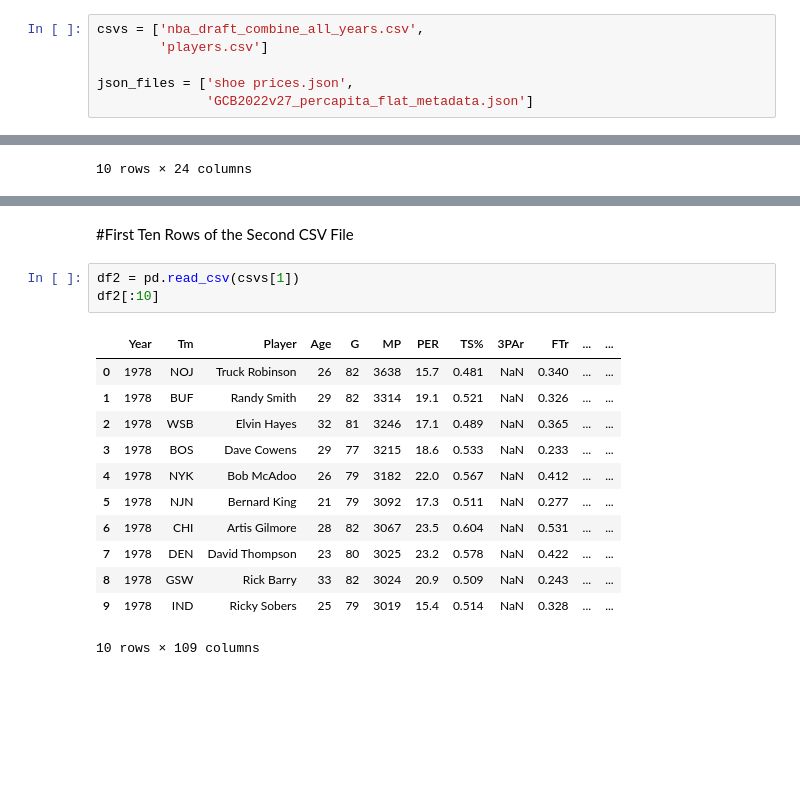
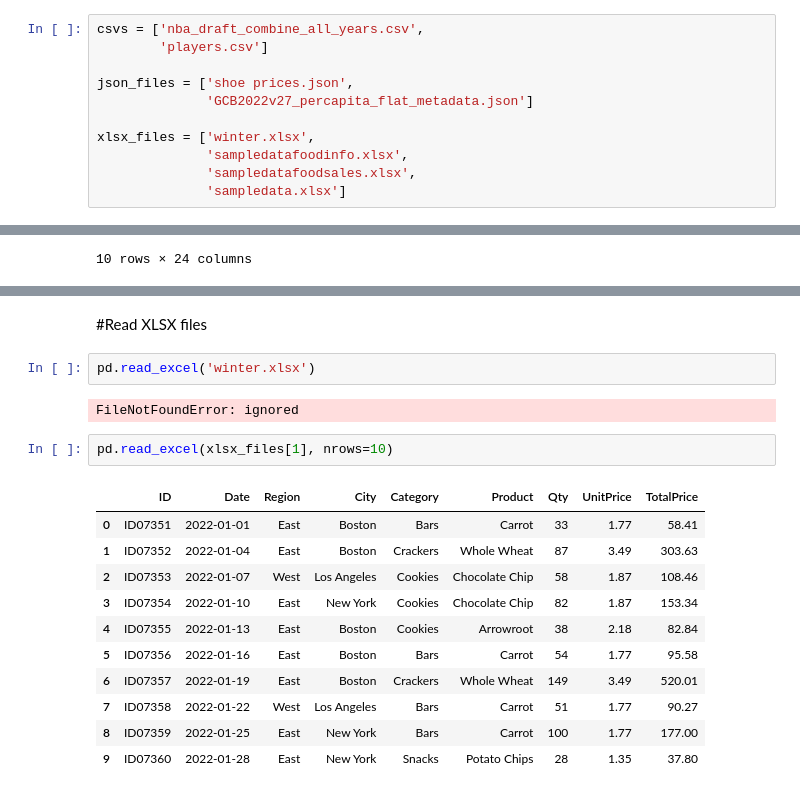
Before and after one commit to Xaviera8/datasci_1_loading, a Jupyter notebook: HHA507CLASS1.ipynb, the cells around one changed output, grey strips where cells are left out. Cells and saved outputs as stored; diff of their text form; blank space fills up the shorter version.

```diff
--- a/HHA507CLASS1.ipynb
+++ b/HHA507CLASS1.ipynb
@@ -42,6 +42,11 @@ csvs = ['nba_draft_combine_all_years.csv',
 
 json_files = ['shoe prices.json',
               'GCB2022v27_percapita_flat_metadata.json']
+
+xlsx_files = ['winter.xlsx',
+              'sampledatafoodinfo.xlsx',
+              'sampledatafoodsales.xlsx',
+              'sampledata.xlsx']
 # %% [markdown]
 #Read CSVs
 # %%
@@ -113,18 +84,20 @@ df[:10]
-# %% [markdown]
-#First Ten Rows of the Second CSV File
-# %%
-df2 = pd.read_csv(csvs[1])
-df2[:10]
-# %% [output]
-|  | Year | Tm | Player | Age | G | MP | PER | TS% | 3PAr | FTr | ... | ... |
-| 0 | 1978 | NOJ | Truck Robinson | 26 | 82 | 3638 | 15.7 | 0.481 | NaN | 0.340 | ... | ... |
-| 1 | 1978 | BUF | Randy Smith | 29 | 82 | 3314 | 19.1 | 0.521 | NaN | 0.326 | ... | ... |
-| 2 | 1978 | WSB | Elvin Hayes | 32 | 81 | 3246 | 17.1 | 0.489 | NaN | 0.365 | ... | ... |
-| 3 | 1978 | BOS | Dave Cowens | 29 | 77 | 3215 | 18.6 | 0.533 | NaN | 0.233 | ... | ... |
-| 4 | 1978 | NYK | Bob McAdoo | 26 | 79 | 3182 | 22.0 | 0.567 | NaN | 0.412 | ... | ... |
-| 5 | 1978 | NJN | Bernard King | 21 | 79 | 3092 | 17.3 | 0.511 | NaN | 0.277 | ... | ... |
-| 6 | 1978 | CHI | Artis Gilmore | 28 | 82 | 3067 | 23.5 | 0.604 | NaN | 0.531 | ... | ... |
-| 7 | 1978 | DEN | David Thompson | 23 | 80 | 3025 | 23.2 | 0.578 | NaN | 0.422 | ... | ... |
-| 8 | 1978 | GSW | Rick Barry | 33 | 82 | 3024 | 20.9 | 0.509 | NaN | 0.243 | ... | ... |
-| 9 | 1978 | IND | Ricky Sobers | 25 | 79 | 3019 | 15.4 | 0.514 | NaN | 0.328 | ... | ... |
-10 rows × 109 columns
+# %% [markdown]
+#Read XLSX files
+# %%
+pd.read_excel('winter.xlsx')
+# %% [output]
+FileNotFoundError: ignored
+# %%
+pd.read_excel(xlsx_files[1], nrows=10)
+# %% [output]
+|  | ID | Date | Region | City | Category | Product | Qty | UnitPrice | TotalPrice |
+| 0 | ID07351 | 2022-01-01 | East | Boston | Bars | Carrot | 33 | 1.77 | 58.41 |
+| 1 | ID07352 | 2022-01-04 | East | Boston | Crackers | Whole Wheat | 87 | 3.49 | 303.63 |
+| 2 | ID07353 | 2022-01-07 | West | Los Angeles | Cookies | Chocolate Chip | 58 | 1.87 | 108.46 |
+| 3 | ID07354 | 2022-01-10 | East | New York | Cookies | Chocolate Chip | 82 | 1.87 | 153.34 |
+| 4 | ID07355 | 2022-01-13 | East | Boston | Cookies | Arrowroot | 38 | 2.18 | 82.84 |
+| 5 | ID07356 | 2022-01-16 | East | Boston | Bars | Carrot | 54 | 1.77 | 95.58 |
+| 6 | ID07357 | 2022-01-19 | East | Boston | Crackers | Whole Wheat | 149 | 3.49 | 520.01 |
+| 7 | ID07358 | 2022-01-22 | West | Los Angeles | Bars | Carrot | 51 | 1.77 | 90.27 |
+| 8 | ID07359 | 2022-01-25 | East | New York | Bars | Carrot | 100 | 1.77 | 177.00 |
+| 9 | ID07360 | 2022-01-28 | East | New York | Snacks | Potato Chips | 28 | 1.35 | 37.80 |
```
Also changed, not shown: parts of 5 cells of this notebook.
